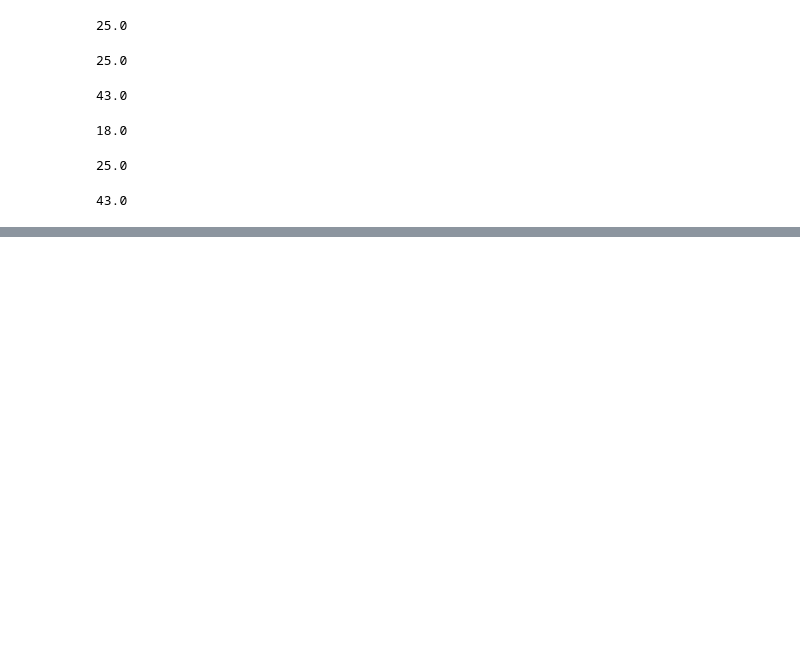
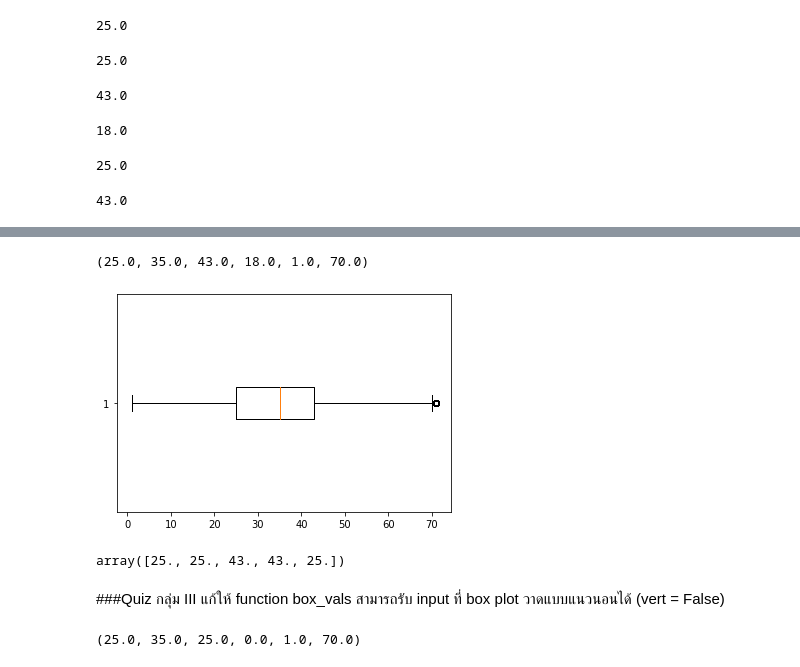
Before and after one commit to nichakornchaisuwan/DWDM21, a Jupyter notebook: Data_Preprocessing(Chapter_3).ipynb, the cells around one changed output, grey strips where cells are left out. Drawn from its saved outputs; the diff is of its cells as text; code cells hidden in the pictures; blank space fills up the shorter version.

Commit message:
quiz

```diff
--- a/Data_Preprocessing(Chapter_3).ipynb
+++ b/Data_Preprocessing(Chapter_3).ipynb
@@ -1277,0 +1282,15 @@ box_vals(data_dict)
+# %%
+box_vals(data_dict)
+# %% [output]
+(25.0, 35.0, 43.0, 18.0, 1.0, 70.0)
+# %%
+
+data_dict = plt.boxplot(data_cases2_nomissingage_nooutlier['age'],vert=False)
+# %% [output]
+[figure, added]
+# %%
+data_dict['boxes'][0].get_xdata()
+# %% [output]
+array([25., 25., 43., 43., 25.])
+# %% [markdown]
+###Quiz กลุ่ม III แก้ให้ function box_vals สามารถรับ input ที่ box plot วาดแบบแนวนอนได้ (vert = False)
@@ -1277,0 +1320,4 @@ box_vals(data_dict)
+# %%
+box_vals(data_dict)
+# %% [output]
+(25.0, 35.0, 25.0, 0.0, 1.0, 70.0)
```
Also changed, not shown: parts of 7 cells of this notebook.
